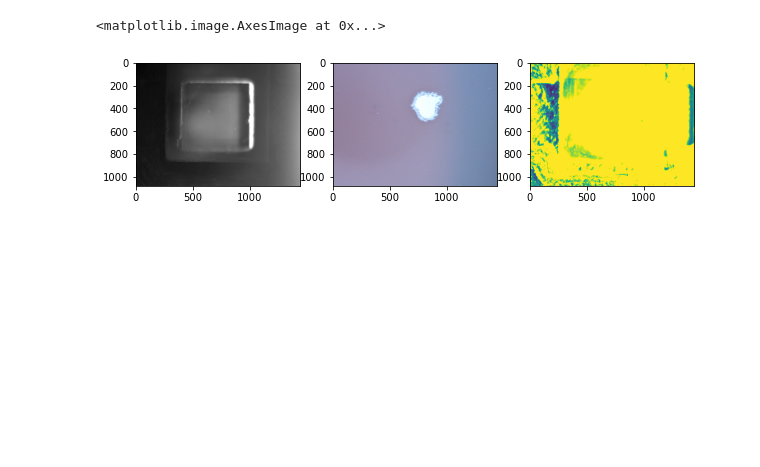
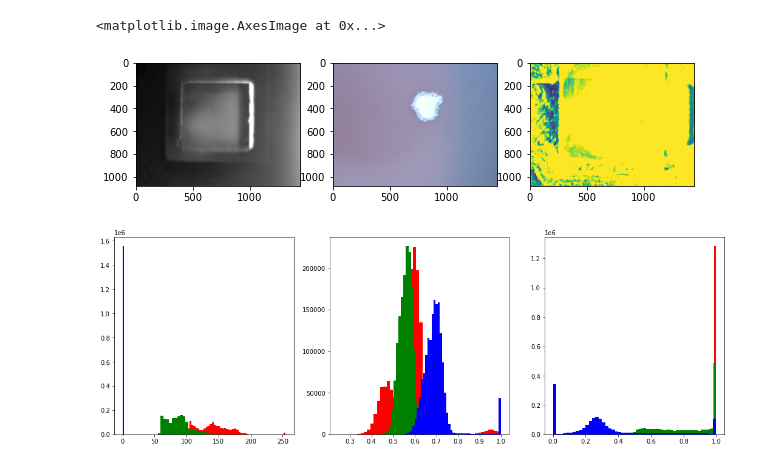
Before and after one commit to fenning-research-group/PASCAL_TrainView, a Jupyter notebook: analysis.ipynb, the cells around one changed output. Saved outputs shown, nothing was run; the diff lists cells and outputs as text; code cells hidden in the pictures; blank space fills up the shorter version.

Commit message:
histograms of channel intensities for df, bf, pl images

```diff
--- a/analysis.ipynb
+++ b/analysis.ipynb
@@ -125,3 +125,20 @@ ax[2].imshow(rawdf['plimg_0'][i][:,:,0]) # use red channel for PL measurements,
 # %% [output]
 <matplotlib.image.AxesImage at 0x...>
 [figure]
+# %%
+# plot distributions about images
+n_bins = 50
+fig, ax = plt.subplots(1,3, figsize=(18,6))
+
+# histogram of all channels on same plot
+imgs = ['df_0','bf_0','plimg_0']
+colors = ['red','green','blue']
+
+for j in range(3):
+    for c in range(3):
+        ax[j].hist(
+            rawdf[imgs[j]][i][:,:,c].flatten(),
+            bins=n_bins,
+            color=colors[c])
+# %% [output]
+[figure, added]
```
